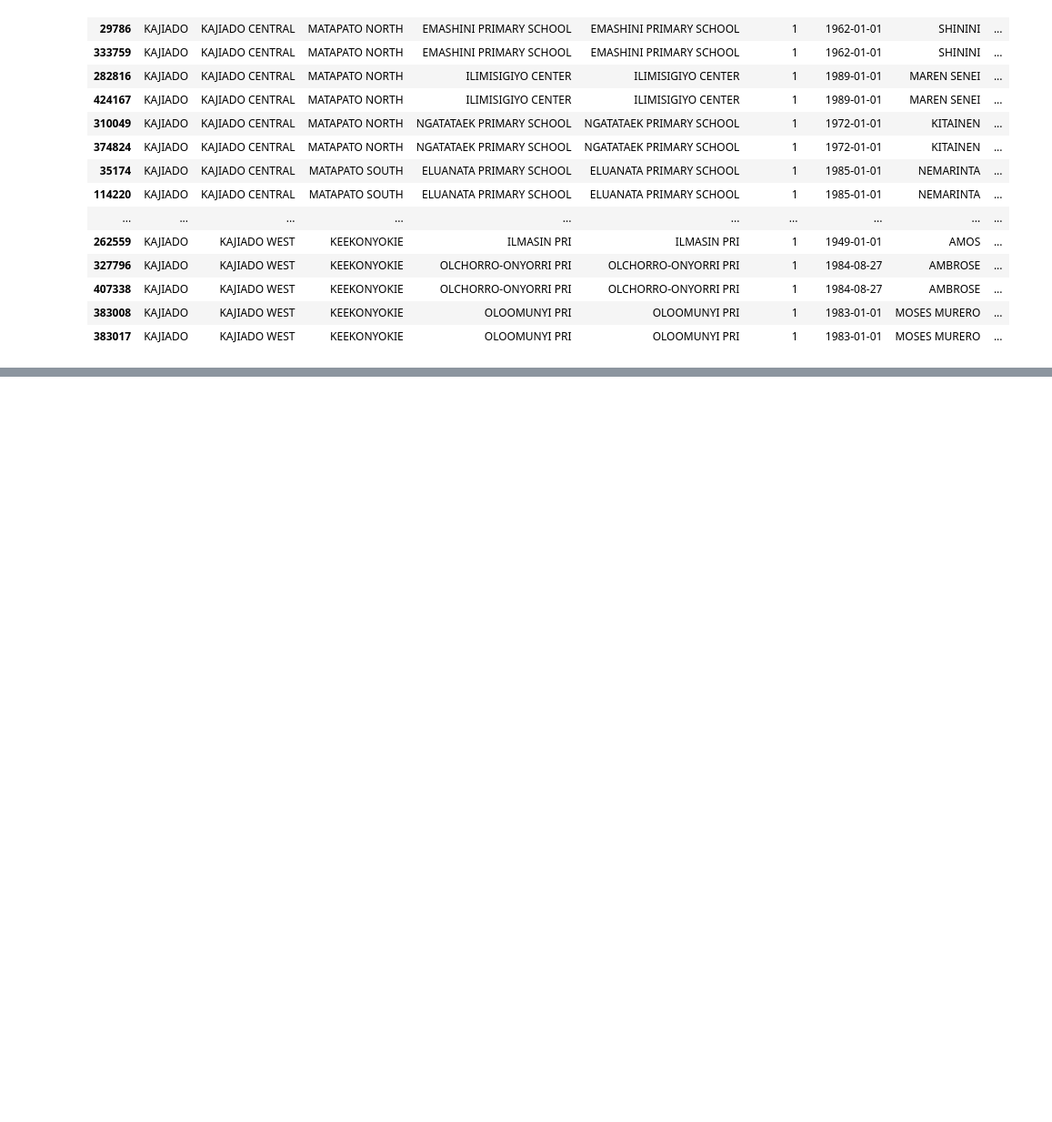
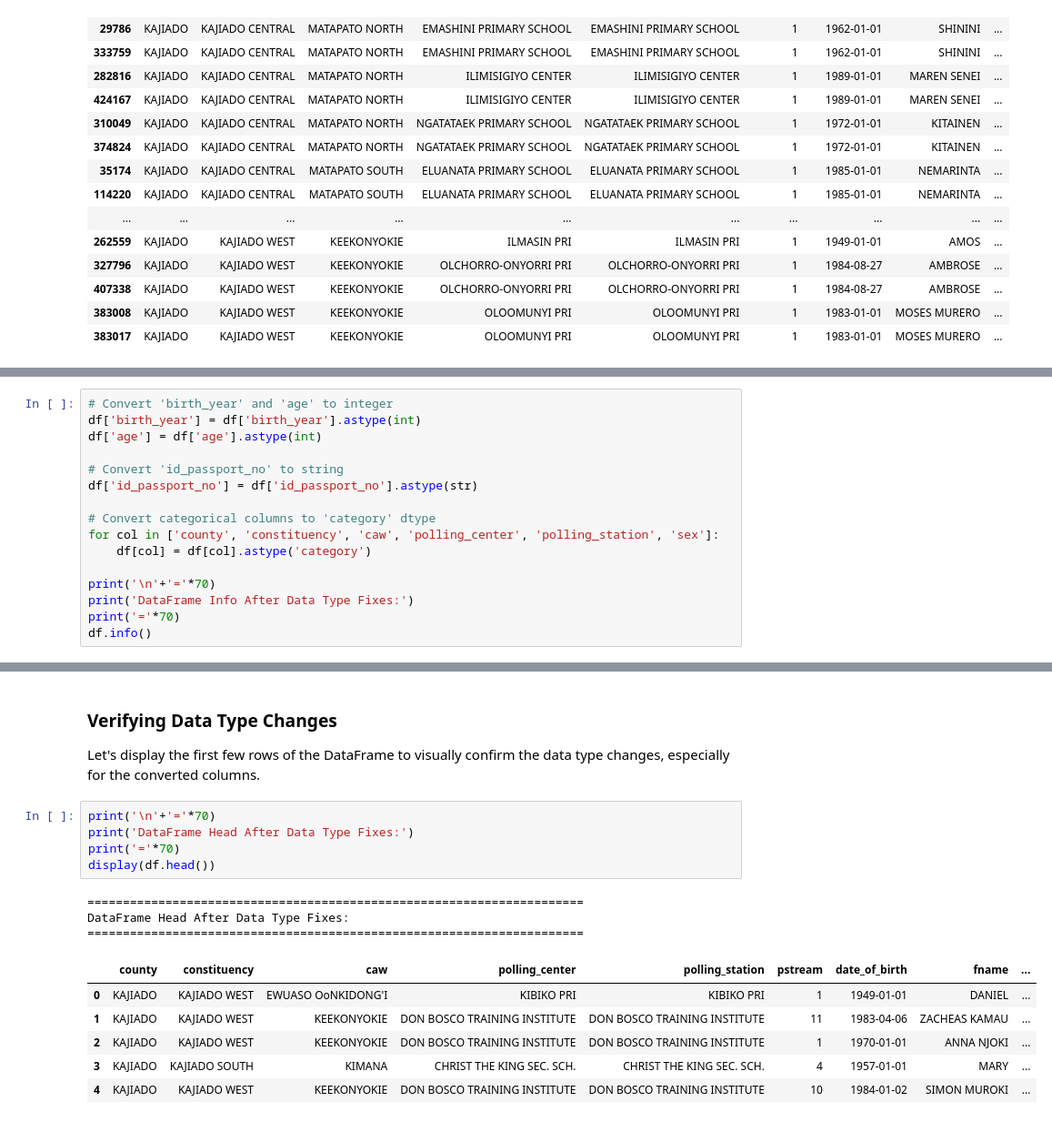
Before and after one commit to Kiletta/Data-Loading-Importation, a Jupyter notebook: Kajiado_County_Voter_statistics.ipynb, the cells around one changed output, grey strips where cells are left out. Shown at 91% size. Drawn from its saved outputs; the diff is of its cells as text; blank space fills up the shorter version.

```diff
--- a/Kajiado_County_Voter_statistics.ipynb
+++ b/Kajiado_County_Voter_statistics.ipynb
@@ -834,0 +967,16 @@ Duplicate Rows (sorted for side-by-side comparison):
+# %%
+# Convert 'birth_year' and 'age' to integer
+df['birth_year'] = df['birth_year'].astype(int)
+df['age'] = df['age'].astype(int)
+
+# Convert 'id_passport_no' to string
+df['id_passport_no'] = df['id_passport_no'].astype(str)
+
+# Convert categorical columns to 'category' dtype
+for col in ['county', 'constituency', 'caw', 'polling_center', 'polling_station', 'sex']:
+    df[col] = df[col].astype('category')
+
+print('\n'+'='*70)
+print('DataFrame Info After Data Type Fixes:')
+print('='*70)
+df.info()
@@ -834,0 +1001,19 @@ Duplicate Rows (sorted for side-by-side comparison):
+# %% [markdown]
+### **Verifying Data Type Changes**
+
+Let's display the first few rows of the DataFrame to visually confirm the data type changes, especially for the converted columns.
+# %%
+print('\n'+'='*70)
+print('DataFrame Head After Data Type Fixes:')
+print('='*70)
+display(df.head())
+# %% [output]
+======================================================================
+DataFrame Head After Data Type Fixes:
+======================================================================
+|  | county | constituency | caw | polling_center | polling_station | pstream | date_of_birth | fname | ... |
+| 0 | KAJIADO | KAJIADO WEST | EWUASO OoNKIDONG'I | KIBIKO PRI | KIBIKO PRI | 1 | 1949-01-01 | DANIEL | ... |
+| 1 | KAJIADO | KAJIADO WEST | KEEKONYOKIE | DON BOSCO TRAINING INSTITUTE | DON BOSCO TRAINING INSTITUTE | 11 | 1983-04-06 | ZACHEAS KAMAU | ... |
+| 2 | KAJIADO | KAJIADO WEST | KEEKONYOKIE | DON BOSCO TRAINING INSTITUTE | DON BOSCO TRAINING INSTITUTE | 1 | 1970-01-01 | ANNA NJOKI | ... |
+| 3 | KAJIADO | KAJIADO SOUTH | KIMANA | CHRIST THE KING SEC. SCH. | CHRIST THE KING SEC. SCH. | 4 | 1957-01-01 | MARY | ... |
+| 4 | KAJIADO | KAJIADO WEST | KEEKONYOKIE | DON BOSCO TRAINING INSTITUTE | DON BOSCO TRAINING INSTITUTE | 10 | 1984-01-02 | SIMON MUROKI | ... |
```
Also changed, not shown: parts of 34 cells of this notebook.
